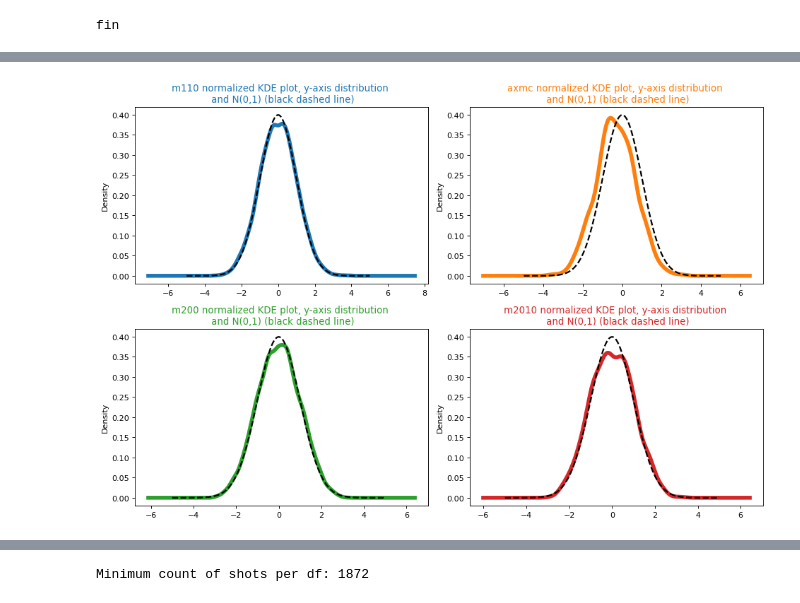
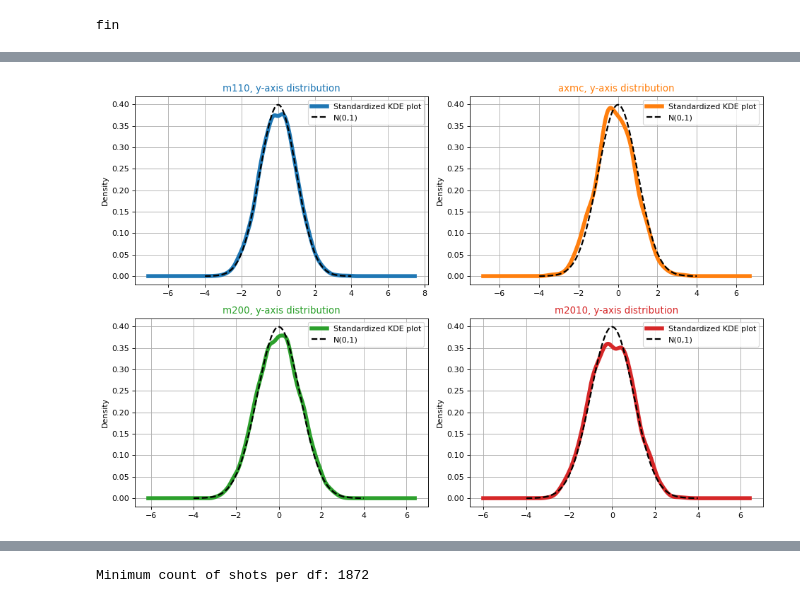
Before and after one commit to P1ker1/ACE3-AB-Zeroer, a Jupyter notebook: Python/src/shot_grouping.ipynb, the cells around one changed output, grey strips where cells are left out. Cells and saved outputs as stored; diff of their text form; code cells hidden in the pictures.

```diff
--- a/Python/src/shot_grouping.ipynb
+++ b/Python/src/shot_grouping.ipynb
@@ -53,6 +61,7 @@ from data_processing_funcs import different_bin_counts
 
 plt.rcParams["figure.figsize"]=(12,8)
 plt.rcParams["figure.dpi"]=80
+plt.rcParams.update({"axes.grid" : True})
 
 DB_PATH = "fired_shots.db"
 print("DB path:  ", DB_PATH)
@@ -331,8 +338,9 @@ Let's continue the inspection by checking how far the shots landed from the mean
 fig, axs = plt.subplots(tight_layout=True, nrows=2, ncols=2)
 
 for i, (weap_short, ax_i) in enumerate(zip(dfs, axs.flatten())):
+    bin_cnt = bin_cnts[weap_short]["doane"]
     dfs[weap_short]["dist_from_mean"].plot.hist(
-        bins=bin_cnts[weap_short]["doane"],
+        bins=bin_cnt,
         histtype="step",
         linewidth=5,
         color=f"C{i}",  # Color based on index i
@@ -346,5 +354,6 @@ for i, (weap_short, ax_i) in enumerate(zip(dfs, axs.flatten())):
         color="k",  # black
         ax=ax_i,
         title=weap_short)
-    ax_i.grid(True)
+
+    ax_i.legend([f"Histogram, {bin_cnt} bins", "KDE plot"])
 # %% [output]
@@ -386,6 +395,10 @@ delete_errorous_rows_from_db = True    # Delete the errorous values from the DB
 
 The more general solution to the problem. Works even if the rightmost value wasn't the value with the lowest y-value of the coordinates we want gone
 # %%
+# Make a separate copy of the faulty AXMC dataframe in case it's needed later
+faulty_axmc = dfs["axmc"].copy(deep=True)
+
+# And off to removing the cluster
 if clustering:
     from sklearn.cluster import KMeans
 
@@ -405,6 +418,7 @@ if clustering:
     # Plot the clusters
     only_ax = df_axmc_c0.plot.scatter("x", "y", c="C0")
     df_axmc_c1.plot.scatter("x", "y", c="C1", ax=only_ax)
+    only_ax.legend([f"Main cluster", "Errorous cluster"])
 
     # Select the cluster with the smaller size as the errorous cluster
     errorous_cluster = min([df_axmc_c0, df_axmc_c1], key=lambda df: df.size)
@@ -442,7 +456,6 @@ After the faulty data has been isolated, it may be deleted from the database. Ev
 
 If the data is deleted, the mean point of the remaining impacts also change.
 # %%
-
 if delete_errorous_rows_from_db:
     delete_from_table(f"WHERE {del_condition}", TABLE_NAME, DB_PATH)
 
@@ -453,8 +466,8 @@ if delete_errorous_rows_from_db:
     # "dist_to_mean" must be updated, as the mean shifts from the previous after row deletation!
     # TODO apply kuntoon!
     update_dist_to_mean(TABLE_NAME, DB_PATH, dfs["axmc"])
-    standardize_column("x", f"WHERE data_batch = {data_batch}", TABLE_NAME, DB_PATH)
-    standardize_column("y", f"WHERE data_batch = {data_batch}", TABLE_NAME, DB_PATH)
+    standardize_column("x", f"WHERE weap_short = 'axmc'", TABLE_NAME, DB_PATH)
+    standardize_column("y", f"WHERE weap_short = 'axmc'", TABLE_NAME, DB_PATH)
 
 
 q = f'''
@@ -473,71 +488,30 @@ After cleaning the data, apply a test for normality.
 
 Shapiro-Wilk normality test is a commonly used one, but shouldn't be used if n>5000 due to being over-sensitive.
 # %%
-# x QQ-plot, y QQ-plot, histogram
-figx, axsx = plt.subplots(tight_layout=True,nrows=2,ncols=2)
-figy, axsy = plt.subplots(tight_layout=True,nrows=2,ncols=2)
-figh, axsh = plt.subplots(tight_layout=True, nrows=2, ncols=2)
+figx, axsx = plt.subplots(tight_layout=True,nrows=2,ncols=2)    # x KDE & N(0,1) comparions
+figy, axsy = plt.subplots(tight_layout=True,nrows=2,ncols=2)    # y KDE & N(0,1) comparions
 
+# Creating the N(1,0)s
+x = np.linspace(-4,4,1000)
+norm_distr = stats.norm.pdf(x,0,1)
 
-for i, (weap_short, axx_i, axy_i, axh_i) in enumerate(zip(dfs, axsx.flatten(), axsy.flatten(), axsh.flatten())):
+for i, (weap_short, axx_i, axy_i) in enumerate(zip(dfs, axsx.flatten(), axsy.flatten())):
 
     # The x and y values are half way towards standardization:
+    # The mean is already 0
     # They still must be divided with their standard deviation to be concidered "standardized"
-
-    # norm. distr. z-value; mean is already 0, hence only div by std
-    # z_x = dfs[weap_short]["x"]/np.std(dfs[weap_short]["x"])
-    # z_y = dfs[weap_short]["y"]/np.std(dfs[weap_short]["y"])
-
 
     # Plot a density plot of standardized x and y (mu=0, sigma=1)
     (dfs[weap_short]["x"]/np.std(dfs[weap_short]["x"])).plot.density(ax=axx_i, c=f"C{i}", linewidth=5)
     (dfs[weap_short]["y"]/np.std(dfs[weap_short]["y"])).plot.density(ax=axy_i, c=f"C{i}", linewidth=5)
 
-    x = np.linspace(-5,5,1000)
-    norm_distr = stats.norm.pdf(x,0,1)
     axx_i.plot(x,norm_distr, linewidth=2, c="k", ls="--")
     axy_i.plot(x,norm_distr, linewidth=2, c="k", ls="--")
 
-    #stats.probplot(z_x, dist="norm", plot=axx_i)
-    #stats.probplot(z_y, dist="norm", plot=axy_i)
-
-    axx_i.set_title(f"{weap_short} normalized KDE plot, x-axis distribution \n and N(0,1) (black dashed line)", c=f"C{i}")#, position=[0,0])
-    axy_i.set_title(f"{weap_short} normalized KDE plot, y-axis distribution \n and N(0,1) (black dashed line)", c=f"C{i}")#, position=[0,0])
-
-
-    #axx_i.set_title(f"QQ-Plot: {weap_short}, x-axis", c=f"C{i}", position=[0,0])
-    #axy_i.set_title(f"QQ-Plot: {weap_short}, y-axis", c=f"C{i}", position=[0,0])
-
-    # One statistical way to look into the normality of the data.
-    # However
-    # print(weap_short)
-    # print("standardized x kurt test ", stats.kurtosis(dfs[weap_short]["x"]/np.std(dfs[weap_short]["x"])))
-    # print("standardized x skew test ", stats.skew(dfs[weap_short]["x"]/np.std(dfs[weap_short]["x"])))
-    # print("standardized x shapiro-wilk test ", stats.shapiro(dfs[weap_short]["x"]/np.std(dfs[weap_short]["x"]))[1])
-    # print("standardized y kurt test ", stats.kurtosis(dfs[weap_short]["y"]/np.std(dfs[weap_short]["y"])))
-    # print("standardized y skew test ", stats.skew(dfs[weap_short]["y"]/np.std(dfs[weap_short]["y"])))
-    # print("standardized y shapiro-wilk test ", stats.shapiro(dfs[weap_short]["y"]/np.std(dfs[weap_short]["x"]))[1], "\n")
-
-    # And lastly, the histogram & density plot
-    dfs[weap_short]["dist_from_mean"].plot.hist(
-        bins=bin_cnts[weap_short]["doane"],
-        histtype="step",
-        linewidth=5,
-        color=f"C{i}",  # Color based on index i
-        ax=axh_i,
-        title=weap_short,
-        density=1)
-
-    dfs[weap_short]["dist_from_mean"].plot.density(
-        linewidth=2,
-        color="k",  # black
-        ls="--",
-        ax=axh_i,
-        title=weap_short,
-        grid=True)
-
-    # Add 95 % Confidence Intervals purely based on the data gathered
-    std_err = stats.sem(dfs[weap_short]["dist_from_mean"])
+    axx_i.set_title(f"{weap_short}, x-axis distribution", c=f"C{i}")#, position=[0,0])
+    axy_i.set_title(f"{weap_short}, y-axis distribution", c=f"C{i}")#, position=[0,0])
+    axx_i.legend(["Standardized KDE plot", "N(0,1)"])
+    axy_i.legend(["Standardized KDE plot", "N(0,1)"])
 
 plt.show()
 # %% [output]
@@ -545 +519 @@ plt.show()
-[figure, old version]
+[figure, new version]
```
Also changed, not shown: parts of 39 cells of this notebook, 1 other file.
